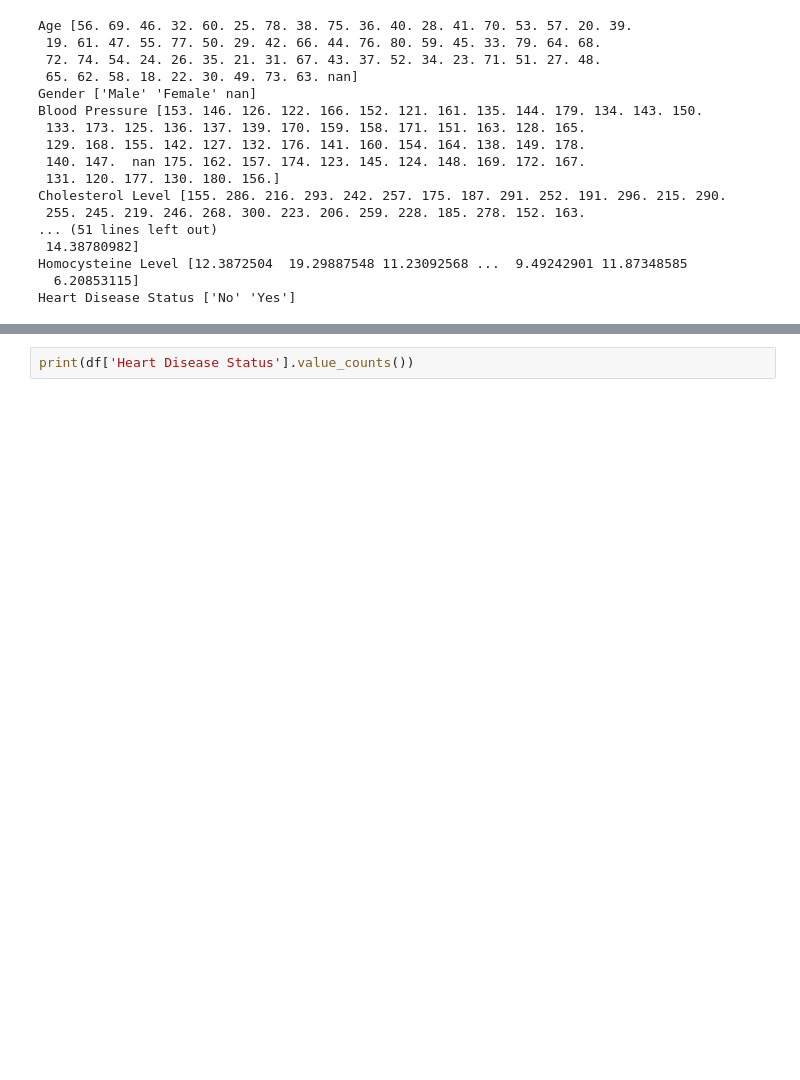
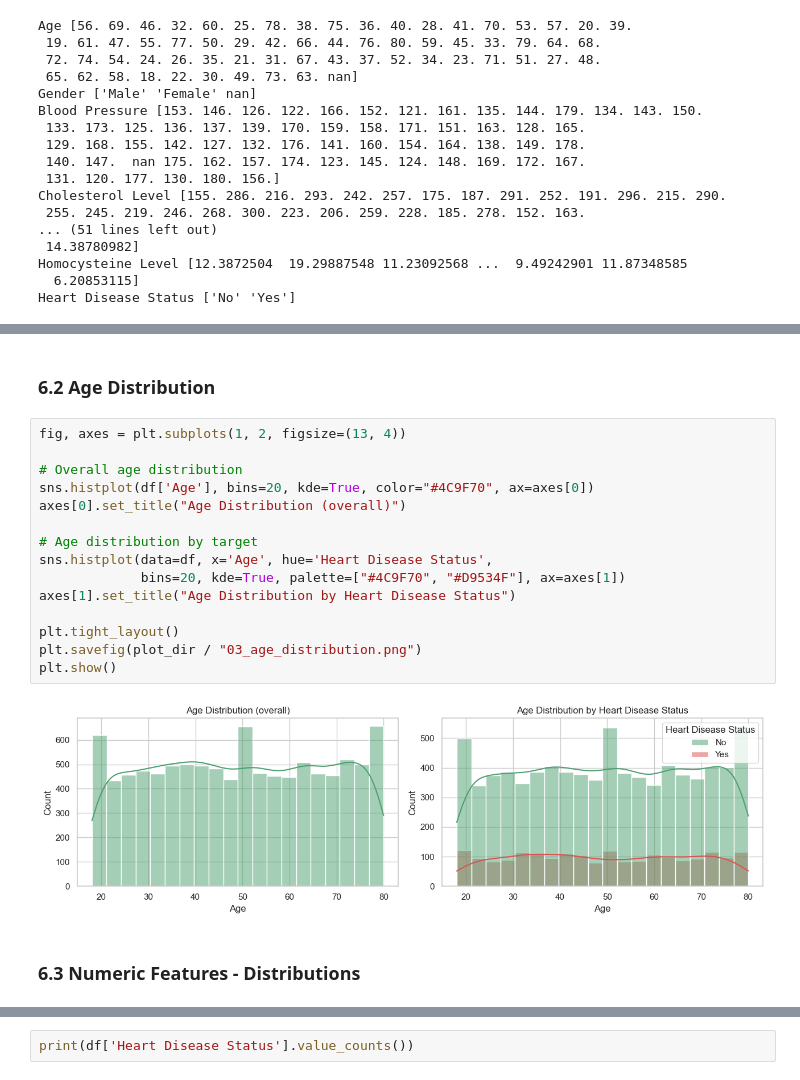
Before and after one commit to seyon1988/Machine-Learning-Programming-Assignment-IT5052, a Jupyter notebook: notebooks/preprocessing.ipynb, the cells around one changed output, grey strips where cells are left out. Cells and saved outputs as stored; diff of their text form; blank space fills up the shorter version.

```diff
--- a/notebooks/preprocessing.ipynb
+++ b/notebooks/preprocessing.ipynb
@@ -208,0 +277,21 @@ plt.show()
+# %% [markdown]
+### 6.2 Age Distribution
+# %%
+fig, axes = plt.subplots(1, 2, figsize=(13, 4))
+
+# Overall age distribution
+sns.histplot(df['Age'], bins=20, kde=True, color="#4C9F70", ax=axes[0])
+axes[0].set_title("Age Distribution (overall)")
+
+# Age distribution by target
+sns.histplot(data=df, x='Age', hue='Heart Disease Status',
+             bins=20, kde=True, palette=["#4C9F70", "#D9534F"], ax=axes[1])
+axes[1].set_title("Age Distribution by Heart Disease Status")
+
+plt.tight_layout()
+plt.savefig(plot_dir / "03_age_distribution.png")
+plt.show()
+# %% [output]
+[figure, added]
+# %% [markdown]
+### 6.3 Numeric Features - Distributions
```
Also changed, not shown: parts of 74 cells of this notebook, 17 other files.
